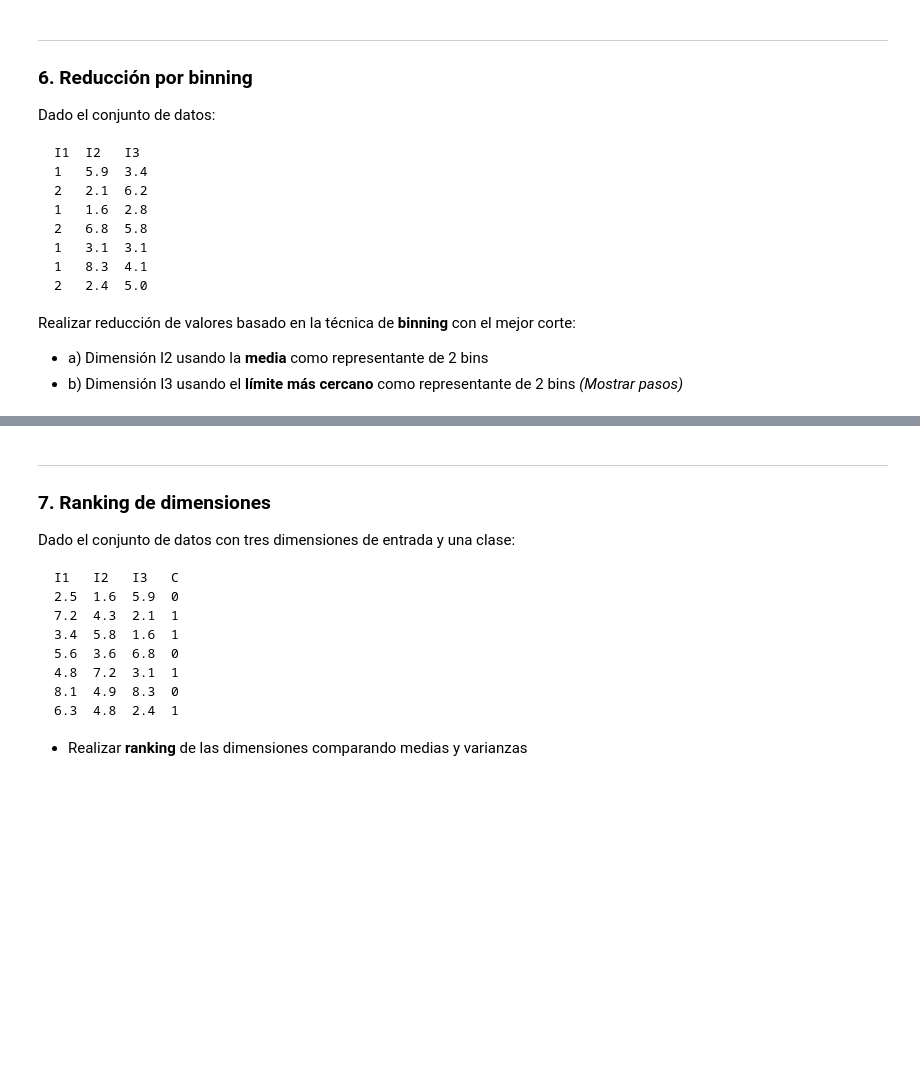
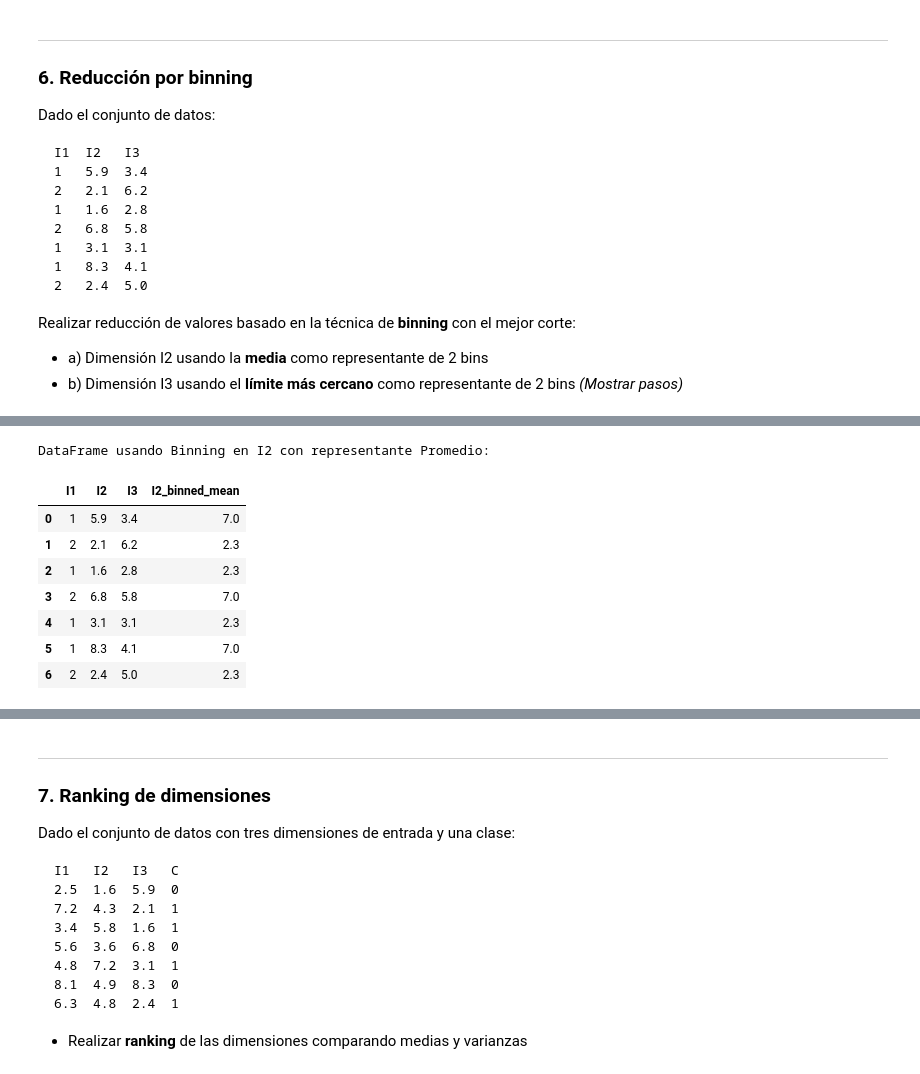
Before and after one commit to jodiazro/TallerPreprocesamientoMD, a Jupyter notebook: TallerPreprocesamiento.ipynb, the cells around one changed output, grey strips where cells are left out. Drawn from its saved outputs; the diff is of its cells as text; code cells hidden in the pictures; blank space fills up the shorter version.

```diff
--- a/TallerPreprocesamiento.ipynb
+++ b/TallerPreprocesamiento.ipynb
@@ -350,3 +693,11 @@ Realizar reducción de valores basado en la técnica de **binning** con el mejor
 * a) Dimensión I2 usando la **media** como representante de 2 bins
 * b) Dimensión I3 usando el **límite más cercano** como representante de 2 bins
   *(Mostrar pasos)*
+# %%
+data = {'I1': [1, 2, 1, 2, 1, 1, 2],
+        'I2': [5.9, 2.1, 1.6, 6.8, 3.1, 8.3, 2.4],
+        'I3': [3.4, 6.2, 2.8, 5.8, 3.1, 4.1, 5.0]}
+binning_df = pd.DataFrame(data)
+
+print("Original DataFrame:")
+binning_df
@@ -352,0 +714,39 @@ Realizar reducción de valores basado en la técnica de **binning** con el mejor
+# %%
+
+# a) Dimensión I2 usando la media como representante de 2 bins
+
+# Ordenar los datos
+binning_df_sorted_i2 = binning_df.sort_values(by='I2').reset_index(drop=True)
+
+num_bins = 2 #2 bins
+bin_size = len(binning_df_sorted_i2) // num_bins
+
+
+binning_df_sorted_i2['I2_bin'] = pd.cut(binning_df_sorted_i2['I2'], bins=num_bins, labels=False, include_lowest=True)
+
+# Create a temporary sorted df with bin assignments to calculate means
+temp_sorted_df = binning_df.sort_values(by='I2').reset_index()
+temp_sorted_df['I2_bin'] = pd.cut(temp_sorted_df['I2'], bins=num_bins, labels=False, include_lowest=True)
+
+# calcula el promedio para cada bin
+bin_means_i2 = temp_sorted_df.groupby('I2_bin')['I2'].transform('mean')
+
+# Create a mapping from original index to bin mean
+index_to_bin_mean = temp_sorted_df.set_index('index')['I2_bin'].apply(lambda x: bin_means_i2[temp_sorted_df['I2_bin'] == x].iloc[0])
+
+# Apply the mapping to the original dataframe
+binning_df['I2_binned_mean'] = binning_df.index.map(index_to_bin_mean)
+
+
+print("\nDataFrame usando Binning en I2 con representante Promedio:")
+binning_df
+# %% [output]
+DataFrame usando Binning en I2 con representante Promedio:
+|  | I1 | I2 | I3 | I2_binned_mean |
+| 0 | 1 | 5.9 | 3.4 | 7.0 |
+| 1 | 2 | 2.1 | 6.2 | 2.3 |
+| 2 | 1 | 1.6 | 2.8 | 2.3 |
+| 3 | 2 | 6.8 | 5.8 | 7.0 |
+| 4 | 1 | 3.1 | 3.1 | 2.3 |
+| 5 | 1 | 8.3 | 4.1 | 7.0 |
+| 6 | 2 | 2.4 | 5.0 | 2.3 |
```
Also changed, not shown: parts of 27 cells of this notebook.
